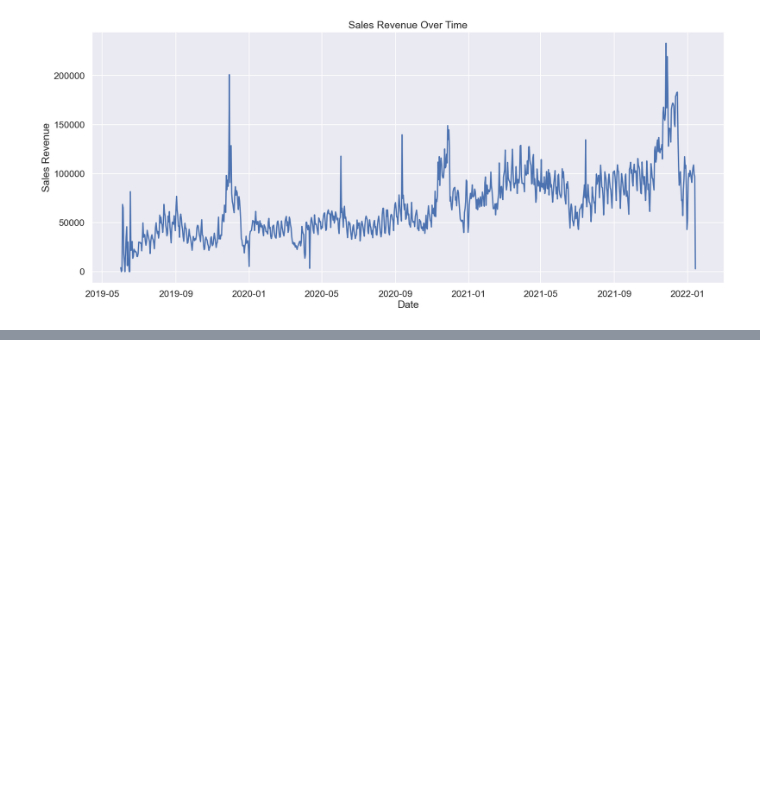
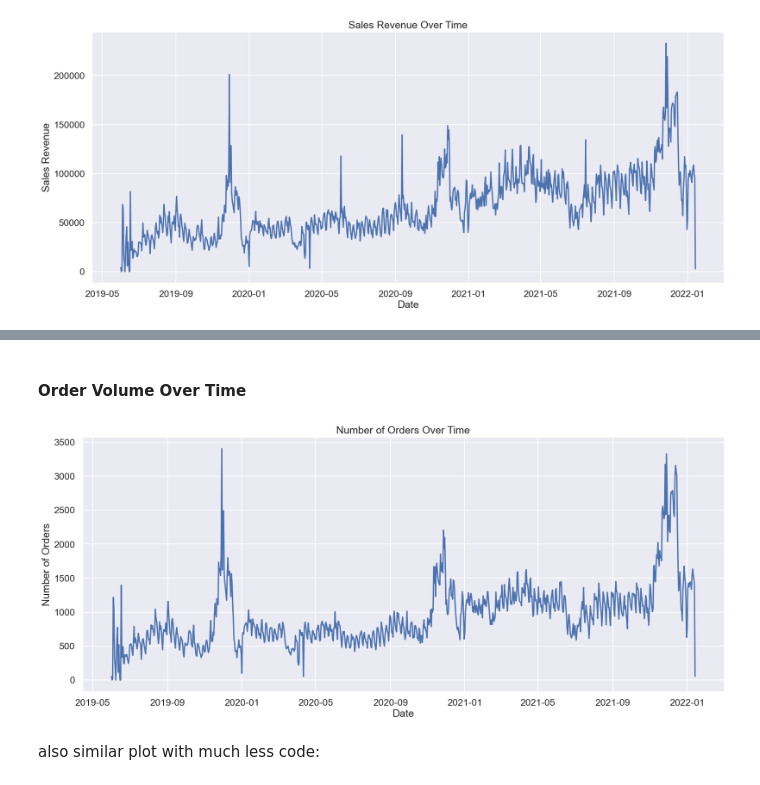
Before and after one commit to Jaghs/Demand-Prediciton, a Jupyter notebook: src/eda_and_cleaning.ipynb, the cells around one changed output, grey strips where cells are left out. Drawn from its saved outputs; the diff is of its cells as text; code cells hidden in the pictures; blank space fills up the shorter version.

```diff
--- a/src/eda_and_cleaning.ipynb
+++ b/src/eda_and_cleaning.ipynb
@@ -793,0 +821,17 @@ plt.show()
+# %% [markdown]
+#### Order Volume Over Time
+# %%
+# group by date and count the number of orders for each day
+orders_over_time = cleaned_df.groupby('date')['order_id'].nunique()
+
+# plot line graph of daily number of orders
+plt.figure(figsize=(20, 8))
+sns.lineplot(x=orders_over_time.index, y=orders_over_time.values)
+plt.xlabel('Date')
+plt.ylabel('Number of Orders')
+plt.title('Number of Orders Over Time')
+plt.show()
+# %% [output]
+[figure, added]
+# %% [markdown]
+also similar plot with much less code:
```
Also changed, not shown: parts of 19 cells of this notebook.
